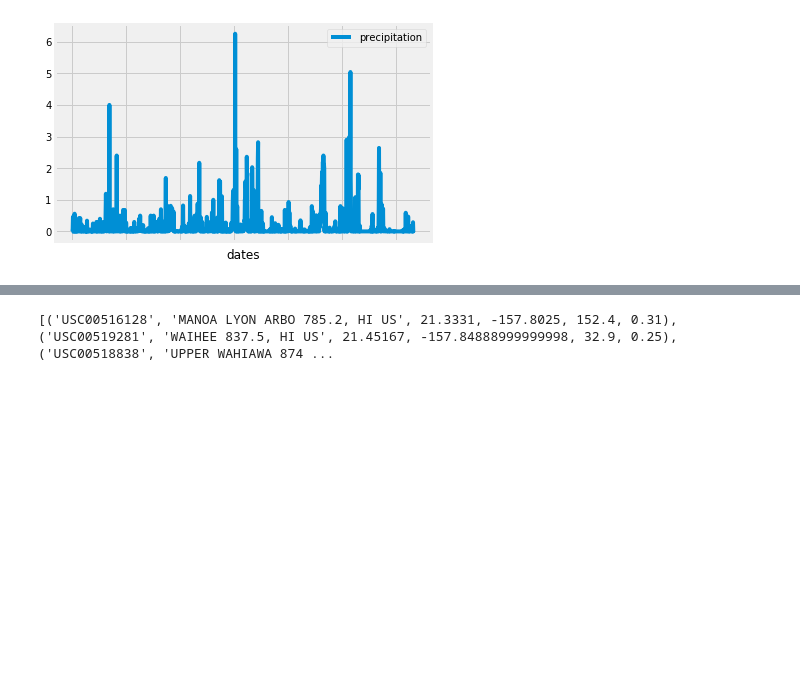
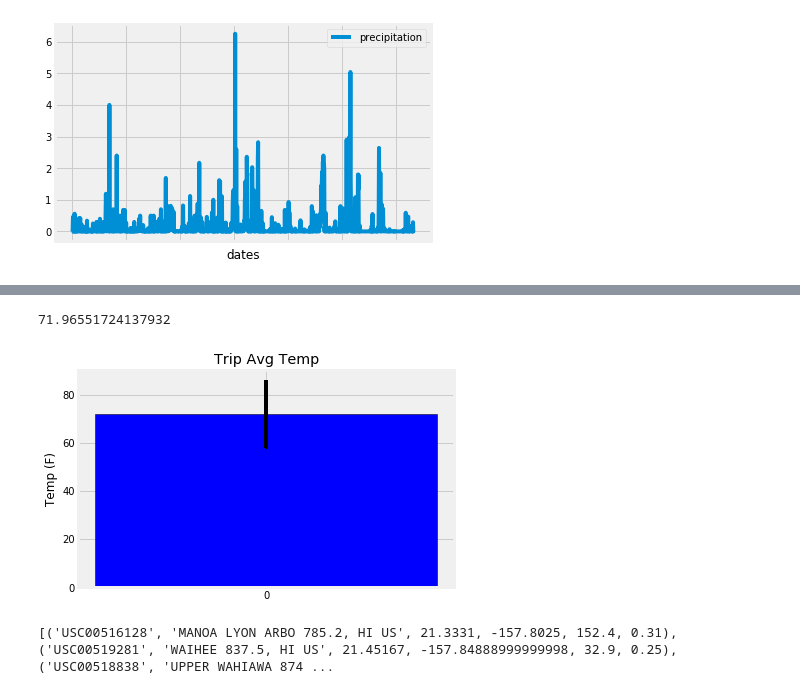
Before and after one commit to christopdr/data-analytics-bootcamp-2018, a Jupyter notebook: Homework8/climate_starter.ipynb, the cells around one changed output, grey strips where cells are left out. Cells and saved outputs as stored; diff of their text form; code cells hidden in the pictures; blank space fills up the shorter version.

```diff
--- a/Homework8/climate_starter.ipynb
+++ b/Homework8/climate_starter.ipynb
@@ -154,6 +172,22 @@ print(calc_temps('2012-02-28', '2012-03-05'))
 # %%
+
 # Plot the results from your previous query as a bar chart.
 # Use "Trip Avg Temp" as your Title
 # Use the average temperature for the y value
 # Use the peak-to-peak (tmax-tmin) value as the y error bar (yerr)
+temp_vals = calc_temps('2017-02-28', '2017-03-05')
+print(temp_vals[0][1])
+fig, ax = plt.subplots()
+bars = [temp_vals[0][1]]
+r1 = np.arange(len(bars))
+#ax.bar(x=[0],y=temp_vals[0][1],height=5,width=0.5, yerr=temp_vals[0][2]-temp_vals[0][0], ecolor='black', capsize=10)
+plt.bar(r1,bars, width = .3, color = 'blue', edgecolor = 'black', yerr=[temp_vals[0][2]-temp_vals[0][0]], capsize=1)
+
+ax.set_ylabel('Temp (F)')
+ax.set_xticks(r1)
+#ax.set_xticklabels(materials)
+ax.set_title('Trip Avg Temp')
+#ax.yaxis.grid(True)
+
+plt.show()
 # %% [output]
@@ -162,3 +194,5 @@ print(calc_temps('2012-02-28', '2012-03-05'))
+71.96551724137932
+[figure, added]
 # %%
 # Calculate the rainfall per weather station for your trip dates using the previous year's matching dates.
 # Sort this in descending order by precipitation amount and list the station, name, latitude, longitude, and elevation
```
Also changed, not shown: parts of 16 cells of this notebook.
